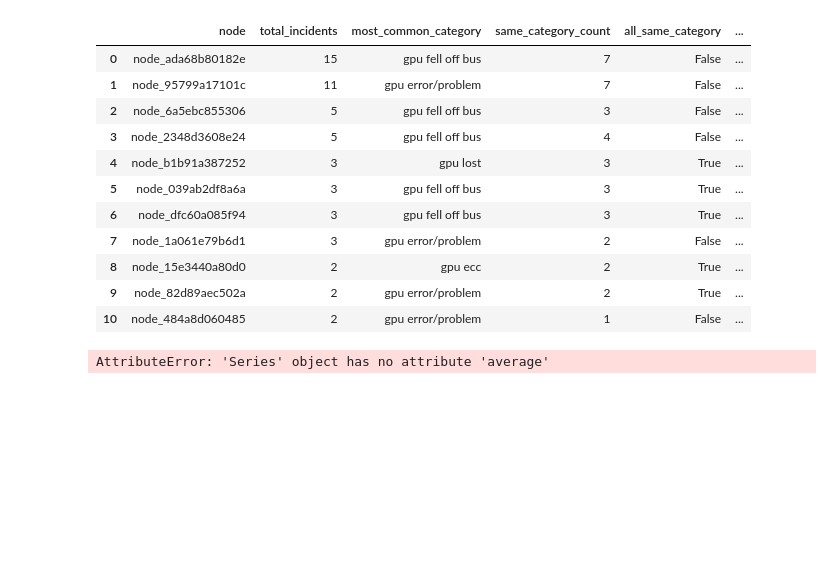
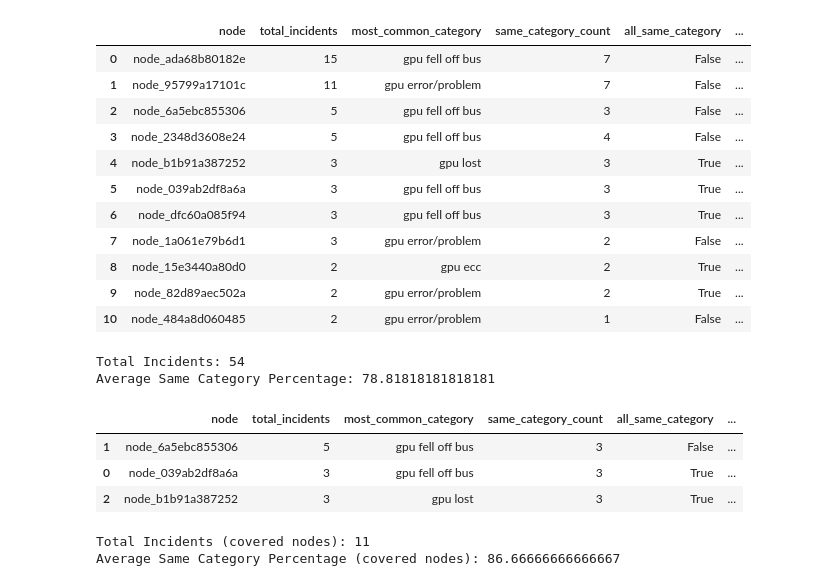
Before and after one commit to Deepak1520/msc-thesis-edge-gpu-anomaly-detection, a Jupyter notebook: notebook/eda_incident_events.ipynb, the cells around one changed output. Cells and saved outputs as stored; diff of their text form; code cells hidden in the pictures; blank space fills up the shorter version.

Commit message:
EDA on nodes with telemetry available

```diff
--- a/notebook/eda_incident_events.ipynb
+++ b/notebook/eda_incident_events.ipynb
@@ -915,6 +915,43 @@ same_category_all_df
 | 9 | node_82d89aec502a | 2 | gpu error/problem | 2 | True | ... |
 | 10 | node_484a8d060485 | 2 | gpu error/problem | 1 | False | ... |
 # %%
-same_category_all_df['same_category_pct'].mean()
+print("Total Incidents:", same_category_all_df['total_incidents'].sum())
+print("Average Same Category Percentage:", same_category_all_df['same_category_pct'].mean())
 # %% [output]
-AttributeError: 'Series' object has no attribute 'average'
+Total Incidents: 54
+Average Same Category Percentage: 78.81818181818181
+# %%
+# TELEMETRY-COVERED nodes only: same check, restricted to repeat-incident nodes that also have telemetry
+repeat_nodes_covered_ids = repeat_nodes_overall & manifest_nodes
+
+same_category_covered = []
+for node in repeat_nodes_covered_ids:
+    cats = df[df['node'] == node]['category']
+    top_category = cats.value_counts().idxmax()
+    top_count = cats.value_counts().max()
+    total = len(cats)
+    same_category_covered.append({
+        'node': node,
+        'total_incidents': total,
+        'most_common_category': top_category,
+        'same_category_count': top_count,
+        'all_same_category': top_count == total
+    })
+
+same_category_covered_df = pd.DataFrame(same_category_covered).sort_values('total_incidents', ascending=False)
+same_category_covered_df['same_category_pct'] = (
+    same_category_covered_df['same_category_count'] / same_category_covered_df['total_incidents'] * 100
+).round(1)
+
+same_category_covered_df
+# %% [output]
+|  | node | total_incidents | most_common_category | same_category_count | all_same_category | ... |
+| 1 | node_6a5ebc855306 | 5 | gpu fell off bus | 3 | False | ... |
+| 0 | node_039ab2df8a6a | 3 | gpu fell off bus | 3 | True | ... |
+| 2 | node_b1b91a387252 | 3 | gpu lost | 3 | True | ... |
+# %%
+print("Total Incidents (covered nodes):", same_category_covered_df['total_incidents'].sum())
+print("Average Same Category Percentage (covered nodes):", same_category_covered_df['same_category_pct'].mean())
+# %% [output]
+Total Incidents (covered nodes): 11
+Average Same Category Percentage (covered nodes): 86.66666666666667
```
